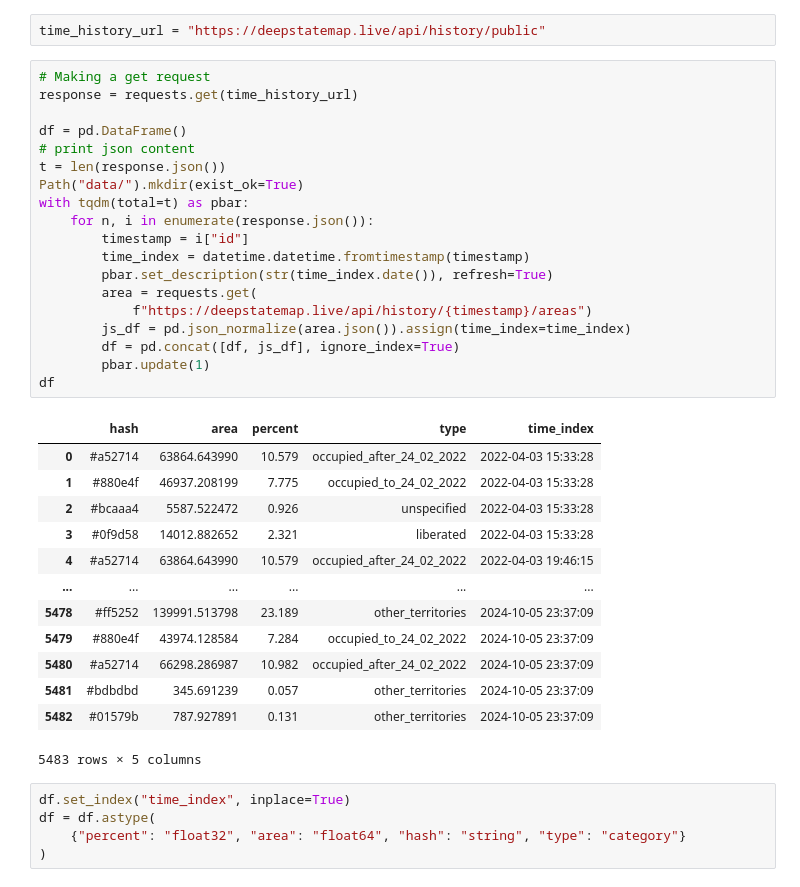
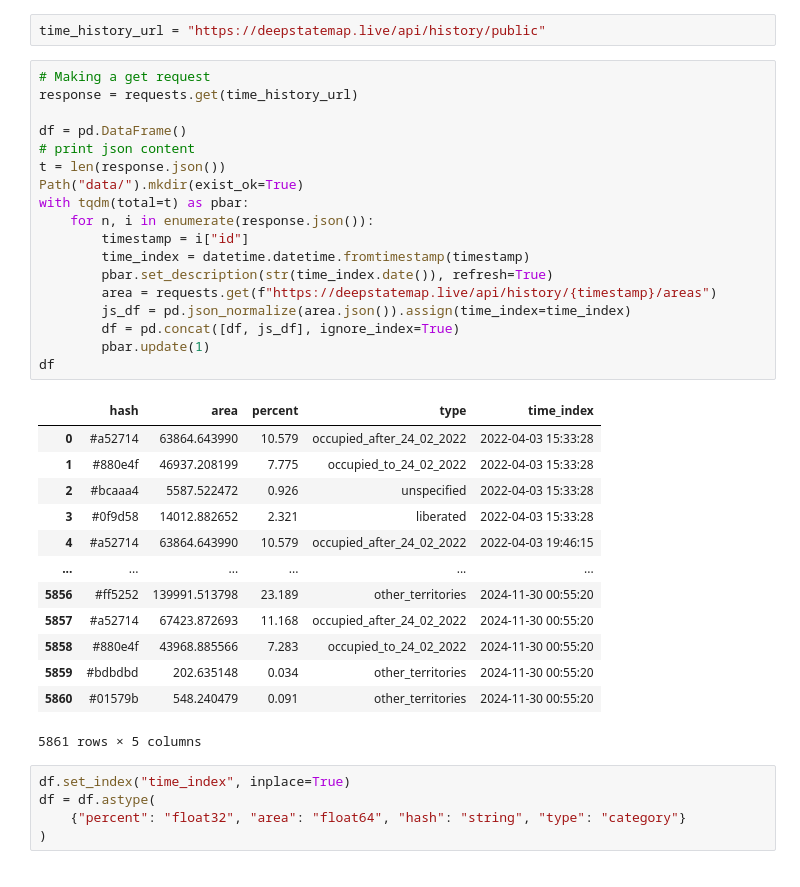
Before and after one commit to HexQuant/rua, a Jupyter notebook: area.ipynb, the cells around one changed output. Cells and saved outputs as stored; diff of their text form.

```diff
--- a/area.ipynb
+++ b/area.ipynb
@@ -38,36 +38,35 @@ time_history_url = "https://deepstatemap.live/api/history/public"
 # %%
 # Making a get request
 response = requests.get(time_history_url)
 
 df = pd.DataFrame()
 # print json content
 t = len(response.json())
 Path("data/").mkdir(exist_ok=True)
 with tqdm(total=t) as pbar:
     for n, i in enumerate(response.json()):
         timestamp = i["id"]
         time_index = datetime.datetime.fromtimestamp(timestamp)
         pbar.set_description(str(time_index.date()), refresh=True)
-        area = requests.get(
-            f"https://deepstatemap.live/api/history/{timestamp}/areas")
+        area = requests.get(f"https://deepstatemap.live/api/history/{timestamp}/areas")
         js_df = pd.json_normalize(area.json()).assign(time_index=time_index)
         df = pd.concat([df, js_df], ignore_index=True)
         pbar.update(1)
 df
 # %% [output]
 |  | hash | area | percent | type | time_index |
 | 0 | #a52714 | 63864.643990 | 10.579 | occupied_after_24_02_2022 | 2022-04-03 15:33:28 |
 | 1 | #880e4f | 46937.208199 | 7.775 | occupied_to_24_02_2022 | 2022-04-03 15:33:28 |
 | 2 | #bcaaa4 | 5587.522472 | 0.926 | unspecified | 2022-04-03 15:33:28 |
 | 3 | #0f9d58 | 14012.882652 | 2.321 | liberated | 2022-04-03 15:33:28 |
 | 4 | #a52714 | 63864.643990 | 10.579 | occupied_after_24_02_2022 | 2022-04-03 19:46:15 |
 | ... | ... | ... | ... | ... | ... |
-| 5478 | #ff5252 | 139991.513798 | 23.189 | other_territories | 2024-10-05 23:37:09 |
-| 5479 | #880e4f | 43974.128584 | 7.284 | occupied_to_24_02_2022 | 2024-10-05 23:37:09 |
-| 5480 | #a52714 | 66298.286987 | 10.982 | occupied_after_24_02_2022 | 2024-10-05 23:37:09 |
-| 5481 | #bdbdbd | 345.691239 | 0.057 | other_territories | 2024-10-05 23:37:09 |
-| 5482 | #01579b | 787.927891 | 0.131 | other_territories | 2024-10-05 23:37:09 |
+| 5856 | #ff5252 | 139991.513798 | 23.189 | other_territories | 2024-11-30 00:55:20 |
+| 5857 | #a52714 | 67423.872693 | 11.168 | occupied_after_24_02_2022 | 2024-11-30 00:55:20 |
+| 5858 | #880e4f | 43968.885566 | 7.283 | occupied_to_24_02_2022 | 2024-11-30 00:55:20 |
+| 5859 | #bdbdbd | 202.635148 | 0.034 | other_territories | 2024-11-30 00:55:20 |
+| 5860 | #01579b | 548.240479 | 0.091 | other_territories | 2024-11-30 00:55:20 |
-5483 rows × 5 columns
+5861 rows × 5 columns
 # %%
 df.set_index("time_index", inplace=True)
 df = df.astype(
```
Also changed, not shown: parts of 16 cells of this notebook, 2 other files.
